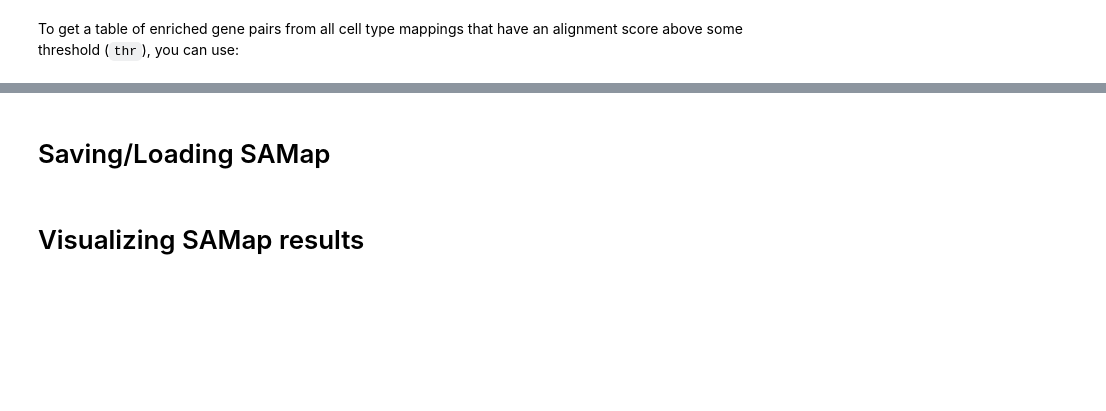
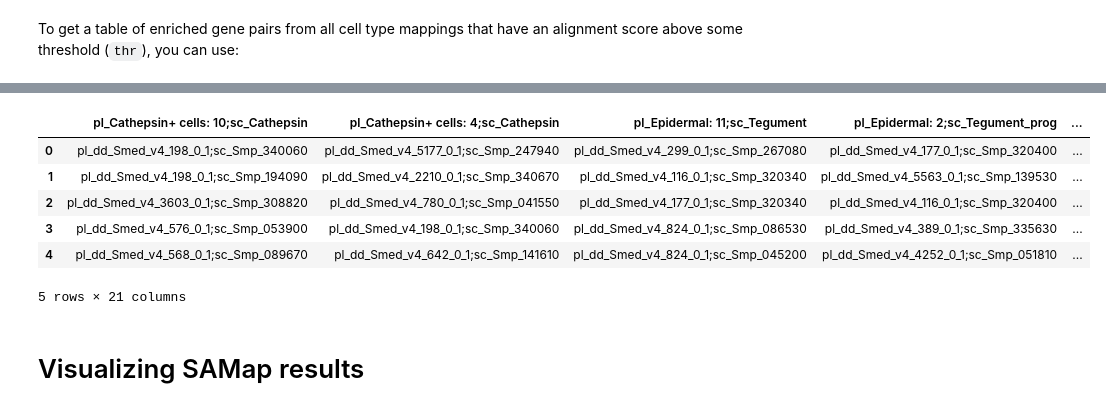
Before and after one commit to atarashansky/SAMap, a Jupyter notebook: SAMap_quickstart_run_example.ipynb, the cells around one changed output, grey strips where cells are left out. Drawn from its saved outputs; the diff is of its cells as text; code cells hidden in the pictures; blank space fills up the shorter version.

```diff
--- a/SAMap_quickstart_run_example.ipynb
+++ b/SAMap_quickstart_run_example.ipynb
@@ -187,4 +170,10 @@ Calculating gene pairs for the mapping: pl;Muscle: 16 to sc;Muscle
 # %%
-gene_pairs
+gene_pairs.head()
+# %% [output]
+|  | pl_Cathepsin+ cells: 10;sc_Cathepsin | pl_Cathepsin+ cells: 4;sc_Cathepsin | pl_Epidermal: 11;sc_Tegument | pl_Epidermal: 2;sc_Tegument_prog | ... |
+| 0 | pl_dd_Smed_v4_198_0_1;sc_Smp_340060 | pl_dd_Smed_v4_5177_0_1;sc_Smp_247940 | pl_dd_Smed_v4_299_0_1;sc_Smp_267080 | pl_dd_Smed_v4_177_0_1;sc_Smp_320400 | ... |
+| 1 | pl_dd_Smed_v4_198_0_1;sc_Smp_194090 | pl_dd_Smed_v4_2210_0_1;sc_Smp_340670 | pl_dd_Smed_v4_116_0_1;sc_Smp_320340 | pl_dd_Smed_v4_5563_0_1;sc_Smp_139530 | ... |
+| 2 | pl_dd_Smed_v4_3603_0_1;sc_Smp_308820 | pl_dd_Smed_v4_780_0_1;sc_Smp_041550 | pl_dd_Smed_v4_177_0_1;sc_Smp_320340 | pl_dd_Smed_v4_116_0_1;sc_Smp_320400 | ... |
+| 3 | pl_dd_Smed_v4_576_0_1;sc_Smp_053900 | pl_dd_Smed_v4_198_0_1;sc_Smp_340060 | pl_dd_Smed_v4_824_0_1;sc_Smp_086530 | pl_dd_Smed_v4_389_0_1;sc_Smp_335630 | ... |
+| 4 | pl_dd_Smed_v4_568_0_1;sc_Smp_089670 | pl_dd_Smed_v4_642_0_1;sc_Smp_141610 | pl_dd_Smed_v4_824_0_1;sc_Smp_045200 | pl_dd_Smed_v4_4252_0_1;sc_Smp_051810 | ... |
+5 rows × 21 columns
-# %% [markdown]
-# Saving/Loading SAMap
```
Also changed, not shown: parts of 18 cells of this notebook, 1 other file.
